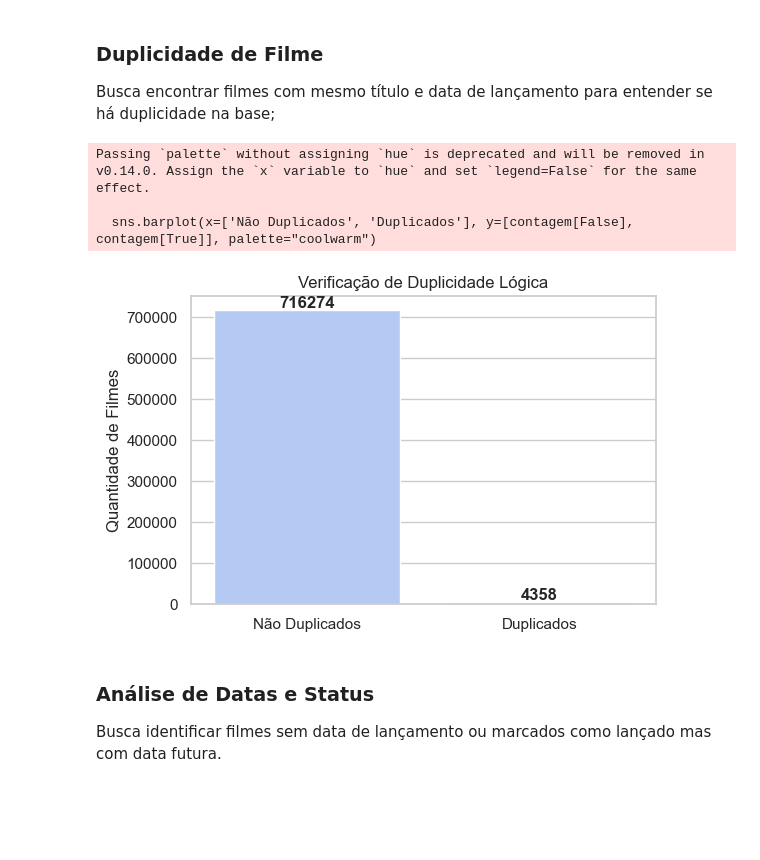
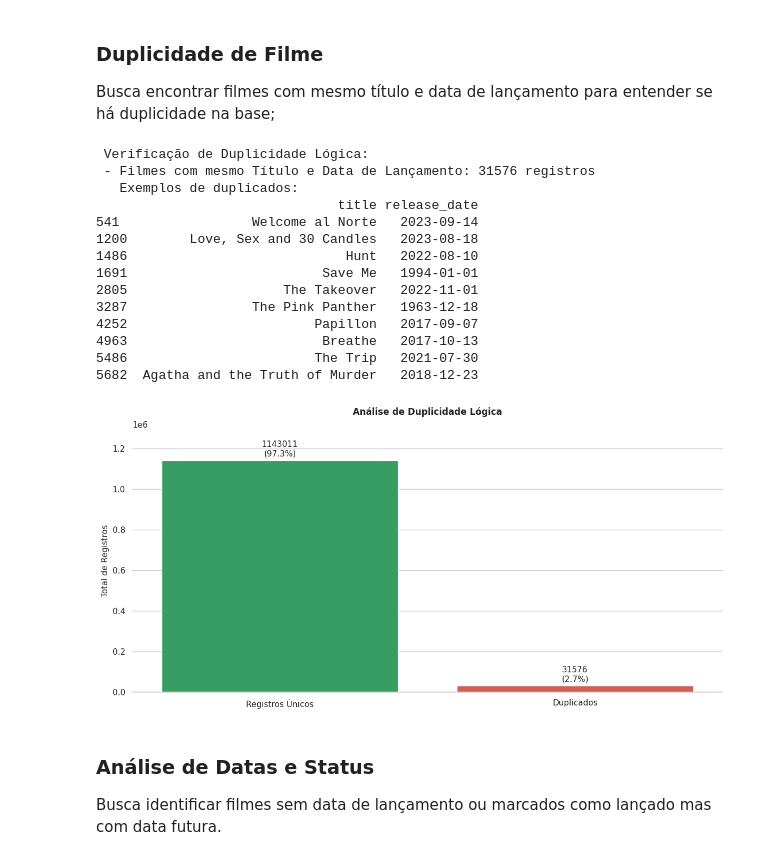
Before and after one commit to kauaneiras/Grupo-8-SBD2, a Jupyter notebook: Data Layer/silver/analytics.ipynb, the cells around one changed output. Saved outputs shown, nothing was run; the diff lists cells and outputs as text; code cells hidden in the pictures; blank space fills up the shorter version.

```diff
--- a/Data Layer/silver/analytics.ipynb
+++ b/Data Layer/silver/analytics.ipynb
@@ -236,29 +280,73 @@ plt.show()
 ### Duplicidade de Filme
 Busca encontrar filmes com mesmo título e data de lançamento para entender se há duplicidade na base;
 # %%
-# Contagem de duplicados vs não duplicados
-duplicados_total = df.duplicated(subset=['title', 'release_date'], keep=False)
-contagem = duplicados_total.value_counts()  # True = duplicado, False = único
+print("\n Verificação de Duplicidade Lógica:")
+duplicados = df.duplicated(subset=['title', 'release_date'], keep=False).sum()
+print(f" - Filmes com mesmo Título e Data de Lançamento: {duplicados} registros")
+print("   Exemplos de duplicados:")
+duplicados_df = df[df.duplicated(subset=['title', 'release_date'], keep=False)]
+print(duplicados_df[['title', 'release_date']].drop_duplicates().head(10))
 
-# Configuração do estilo
-sns.set(style="whitegrid")
 
-# Plot
-plt.figure(figsize=(6,4))
-sns.barplot(x=['Não Duplicados', 'Duplicados'], y=[contagem[False], contagem[True]], palette="coolwarm")
 
-# Adicionar valores no topo das barras
-for i, valor in enumerate([contagem[False], contagem[True]]):
-    plt.text(i, valor + 5, str(valor), ha='center', va='bottom', fontweight='bold')
+# Gráfico
+total = len(df)
+duplicados = df.duplicated(subset=['title', 'release_date'], keep=False).sum()
+unicos = total - duplicados
 
-plt.title("Verificação de Duplicidade Lógica")
-plt.ylabel("Quantidade de Filmes")
+dados_plot = pd.DataFrame({
+    'Status': ['Registros Únicos', 'Duplicados'],
+    'Quantidade': [unicos, duplicados],
+    'Percentual': [(unicos/total)*100, (duplicados/total)*100]
+})
+
+sns.set_theme(style="whitegrid")
+plt.figure(figsize=(12, 6))
+ax = sns.barplot(
+    data=dados_plot,
+    x='Status',
+    y='Quantidade',
+    hue='Status',
+    palette=['#27ae60', '#e74c3c'],
+    legend=False
+    )
+
+plt.title('Análise de Duplicidade Lógica', fontsize=12, fontweight='bold', pad=20, loc='center')
+plt.ylabel('Total de Registros', fontsize=11)
+plt.xlabel('', fontsize=11)
+
+sns.despine(left=True)
+
+for i, row in enumerate(dados_plot.itertuples()):
+    ax.text(
+        i,
+        row.Quantidade + (total * 0.01),
+        f"{row.Quantidade}\n({row.Percentual:.1f}%)",
+        ha='center',
+        va='bottom',
+        fontsize=11
+    )
+
+plt.ylim(0, total * 1.1)
+plt.tight_layout()
+
 plt.show()
 # %% [output]
-Passing `palette` without assigning `hue` is deprecated and will be removed in v0.14.0. Assign the `x` variable to `hue` and set `legend=False` for the same effect.
-
-  sns.barplot(x=['Não Duplicados', 'Duplicados'], y=[contagem[False], contagem[True]], palette="coolwarm")
+ Verificação de Duplicidade Lógica:
+ - Filmes com mesmo Título e Data de Lançamento: 31576 registros
+   Exemplos de duplicados:
+                               title release_date
+541                 Welcome al Norte   2023-09-14
+1200        Love, Sex and 30 Candles   2023-08-18
+1486                            Hunt   2022-08-10
+1691                         Save Me   1994-01-01
+2805                    The Takeover   2022-11-01
+3287                The Pink Panther   1963-12-18
+4252                        Papillon   2017-09-07
+4963                         Breathe   2017-10-13
+5486                        The Trip   2021-07-30
+5682  Agatha and the Truth of Murder   2018-12-23
-[figure, old version]
+[figure, new version]
 # %% [markdown]
 ### Análise de Datas e Status
 Busca identificar filmes sem data de lançamento ou marcados como lançado mas com data futura.
```
Also changed, not shown: parts of 29 cells of this notebook, 1 other file.
